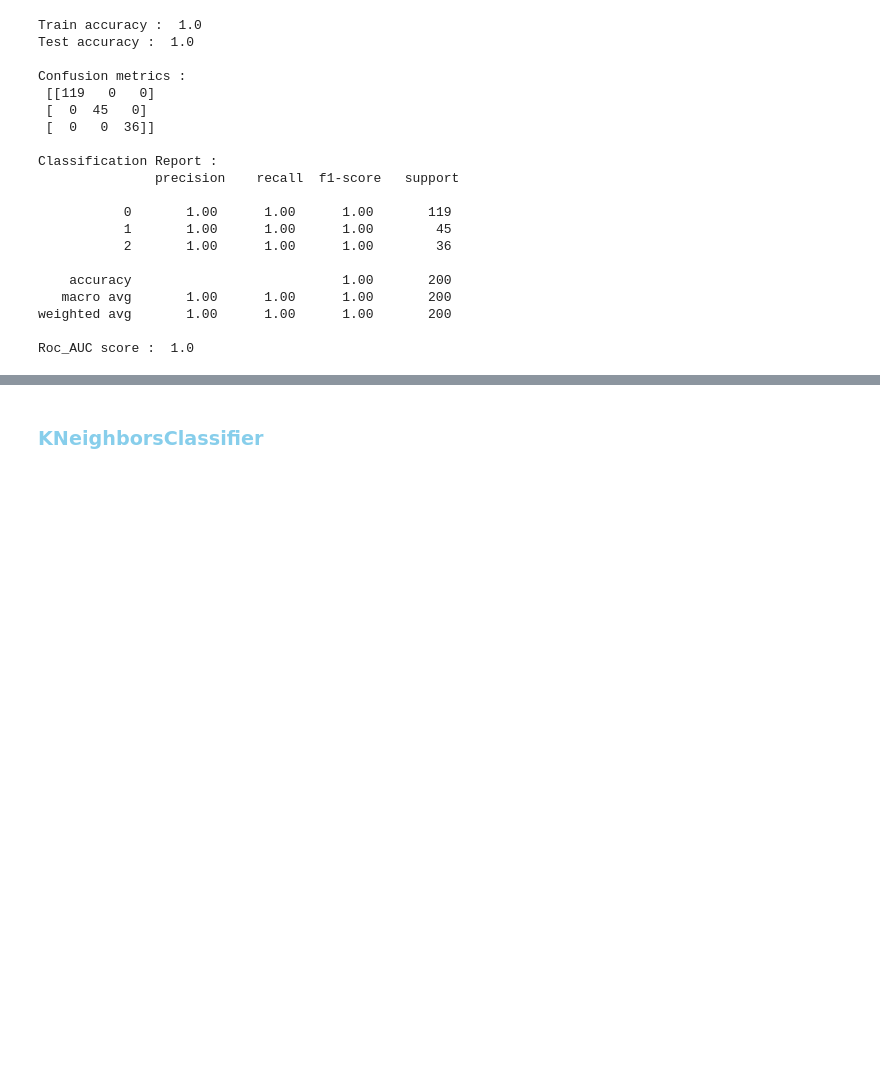
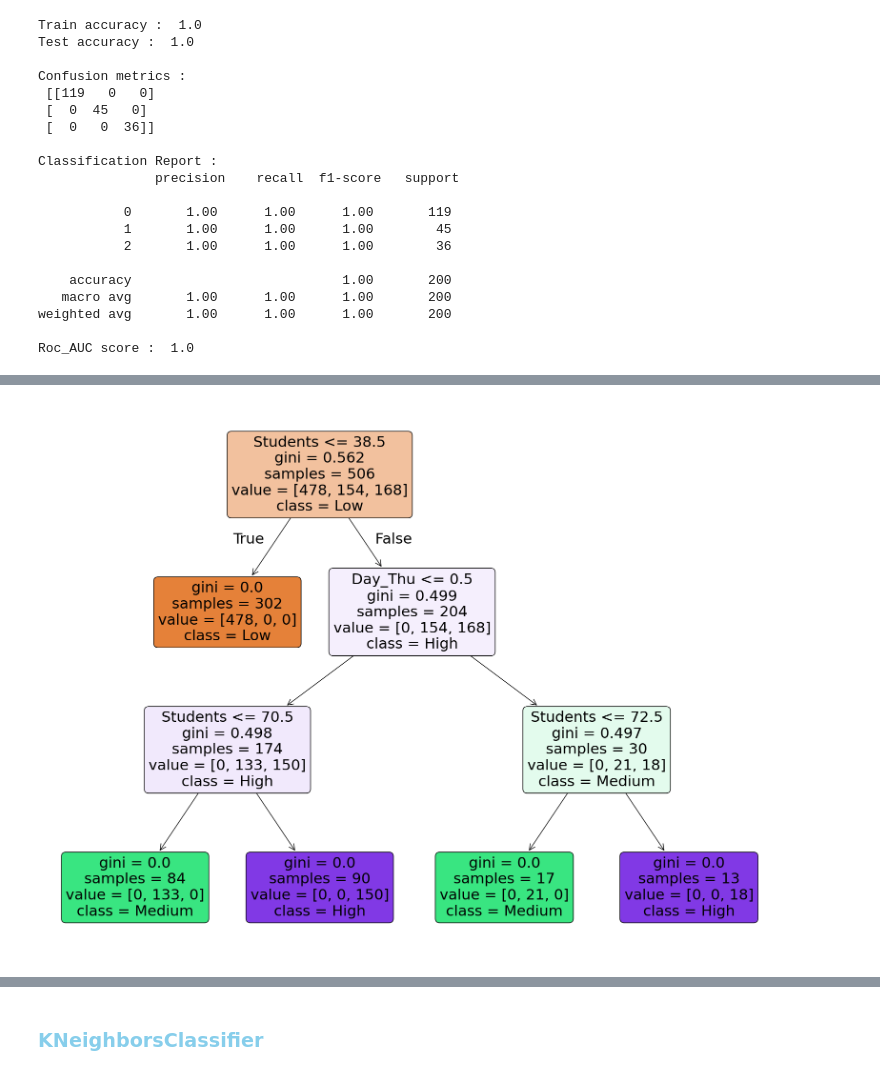
Before and after one commit to Wasima230Sultana/MU-Canteen-Rush-Predictor, a Jupyter notebook: Canteen-rush.ipynb, the cells around one changed output, grey strips where cells are left out. Cells and saved outputs as stored; diff of their text form; code cells hidden in the pictures; blank space fills up the shorter version.

```diff
--- a/Canteen-rush.ipynb
+++ b/Canteen-rush.ipynb
@@ -776 +779,19 @@ Day_Wed          0.000867
 dtype: float64
+# %%
+from sklearn.tree import plot_tree
+
+#randomForest.estimators_ is a list of all trees in the forest.
+# Pick the first tree from the Random Forest
+one_tree = randomForest.estimators_[0]
+
+plt.figure(figsize=(20,15))
+plot_tree(
+    one_tree,
+    filled=True,
+    feature_names=X.columns,
+    class_names=['Low', 'Medium', 'High'],
+    rounded=True
+)
+plt.show()
+# %% [output]
+[figure, added]
```
Also changed, not shown: parts of 5 cells of this notebook.
